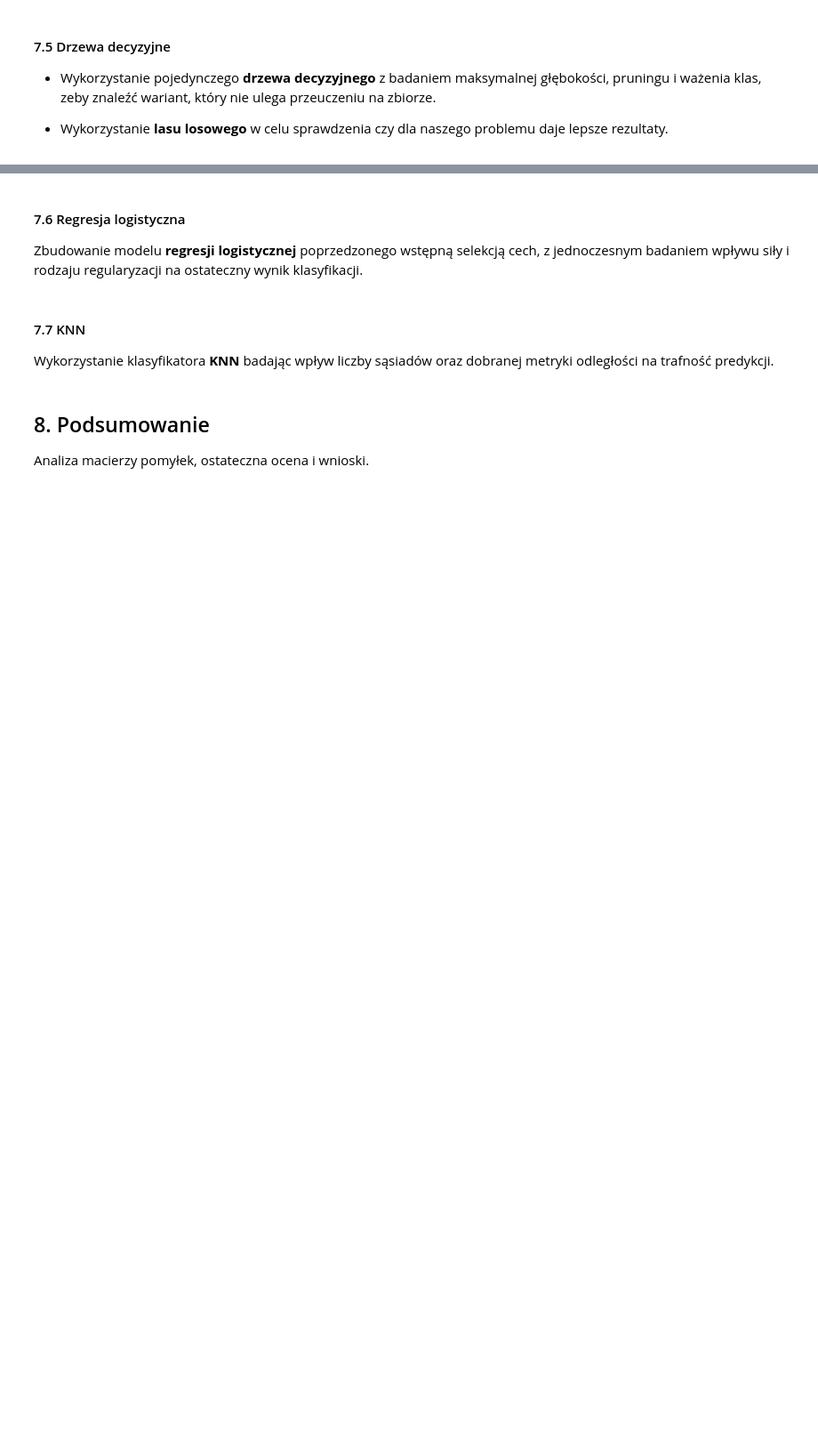
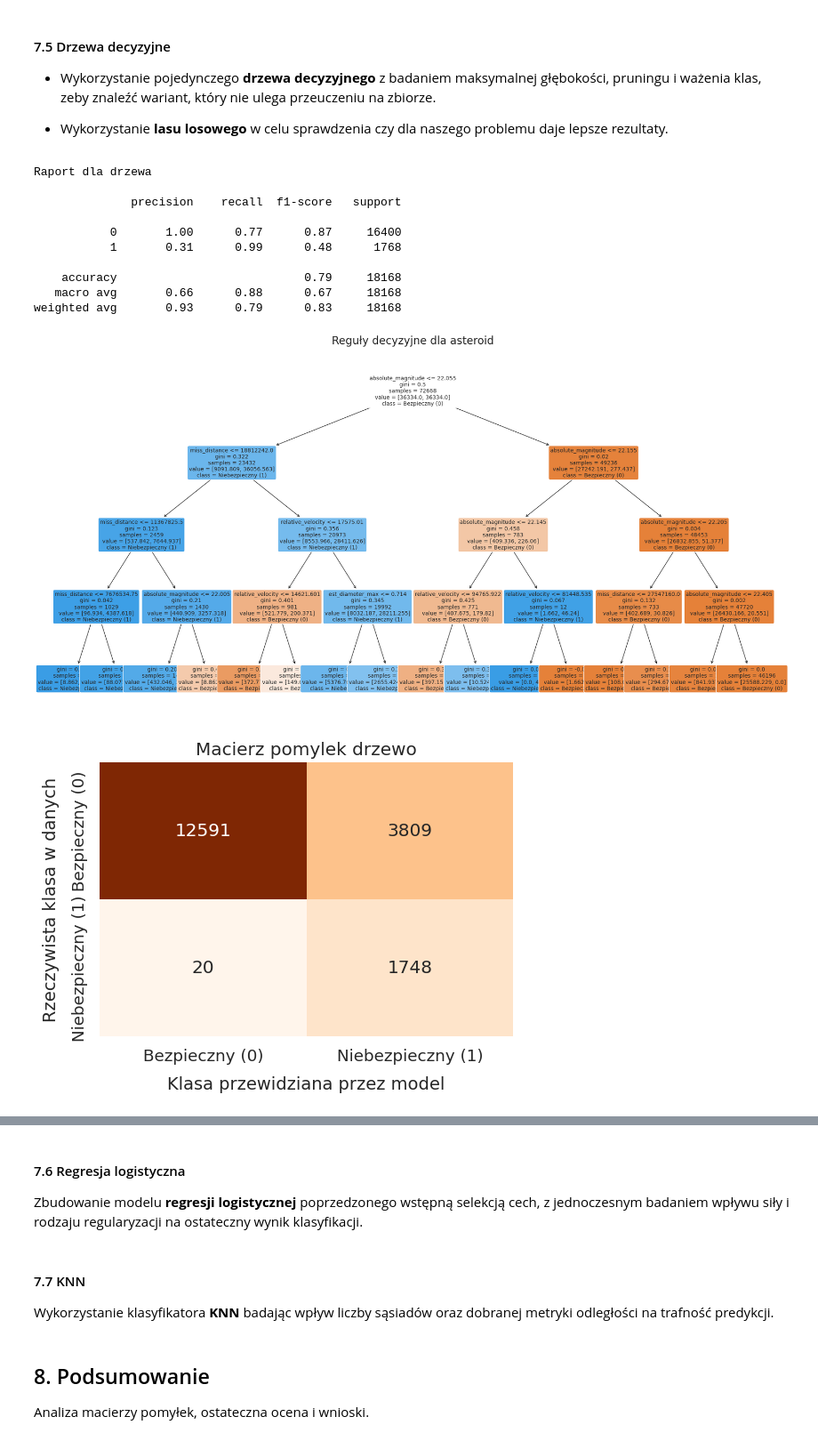
Before and after one commit to Zajecia-na-PWr-LR/lista-4-projekt-grupowy-orjaol, a Jupyter notebook: zadanie.ipynb, the cells around one changed output, grey strips where cells are left out. Shown at 89% size. Cells and saved outputs as stored; diff of their text form; code cells hidden in the pictures; blank space fills up the shorter version.

Commit message:
SVM, las, drzewo i wnioski z mojej części opatrzone wykresami

```diff
--- a/zadanie.ipynb
+++ b/zadanie.ipynb
@@ -347,3 +389,36 @@ Zastosowanie **SVM** z analizą siły regularyzacji, typu funkcji jądrowej (lin
 * Wykorzystanie **lasu losowego** w celu sprawdzenia czy dla naszego problemu daje lepsze rezultaty.
 # %%
 #TO DO
+dt_model = DecisionTreeClassifier(max_depth=4, class_weight='balanced', random_state=42)
+dt_model.fit(X_train, y_train)
+y_pred_dt = dt_model.predict(X_test)
+
+print("Raport dla drzewa\n")
+print(classification_report(y_test, y_pred_dt))
+
+plt.figure(figsize=(24, 12))
+plot_tree(dt_model, feature_names=X.columns, class_names=['Bezpieczny (0)', 'Niebezpieczny (1)'], filled=True, rounded=True, fontsize=10)
+plt.title('Reguły decyzyjne dla asteroid', fontsize=20, pad=20)
+plt.show()
+
+plt.figure(figsize=(6, 4))
+ax = sns.heatmap(confusion_matrix(y_test, y_pred_dt), annot=True, fmt='d', cmap='Oranges', cbar=False)
+ax.set_xticklabels(['Bezpieczny (0)', 'Niebezpieczny (1)'])
+ax.set_yticklabels(['Bezpieczny (0)', 'Niebezpieczny (1)'])
+plt.title('Macierz pomylek drzewo')
+plt.xlabel('Klasa przewidziana przez model', fontsize=14, labelpad=10)
+plt.ylabel('Rzeczywista klasa w danych', fontsize=14, labelpad=10)
+plt.show()
+# %% [output]
+Raport dla drzewa
+
+              precision    recall  f1-score   support
+
+           0       1.00      0.77      0.87     16400
+           1       0.31      0.99      0.48      1768
+
+    accuracy                           0.79     18168
+   macro avg       0.66      0.88      0.67     18168
+weighted avg       0.93      0.79      0.83     18168
+[figure, added]
+[figure, added]
```
Also changed, not shown: parts of 7 cells of this notebook.
